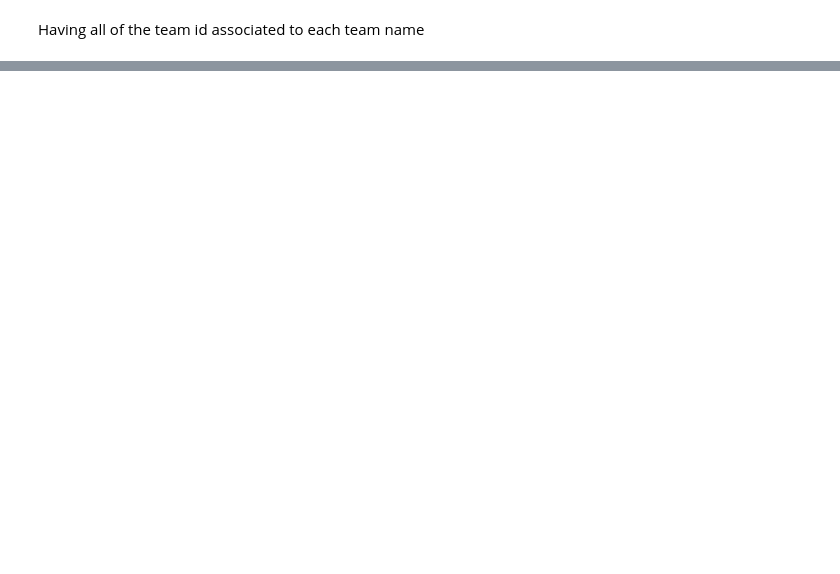
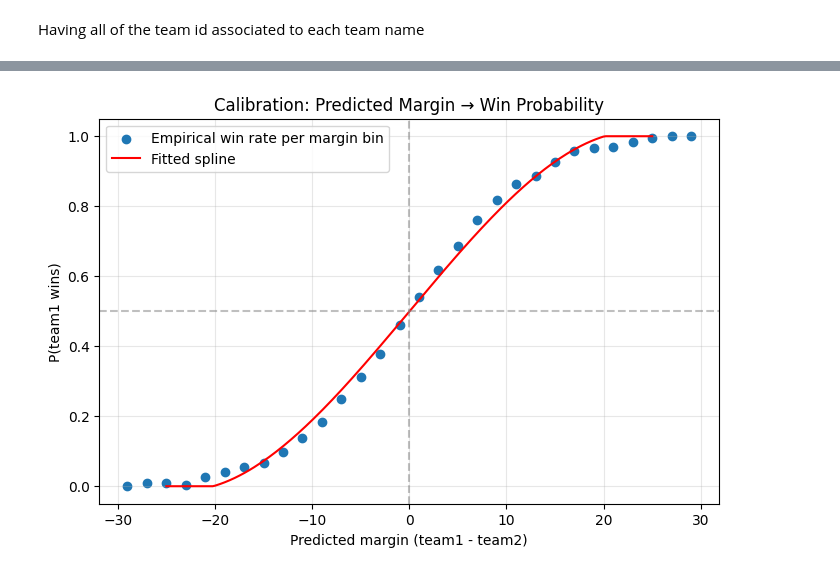
Before and after one commit to hurchey/NCAA-Basketball-Machine-Learning-Prediction, a Jupyter notebook: March_Madness_2023.ipynb, the cells around one changed output, grey strips where cells are left out. Saved outputs shown, nothing was run; the diff lists cells and outputs as text; code cells hidden in the pictures; blank space fills up the shorter version.

```diff
--- a/March_Madness_2023.ipynb
+++ b/March_Madness_2023.ipynb
@@ -306,0 +66,20 @@ Predicted top team for 2024: Auburn
+# %%
+# Coerce stat columns to numeric; drop any rows with non-numeric garbage.
+# On clean Kaggle data this drops 0 rows, but it's a good defensive step.
+
+numeric_cols = [
+    'Season', 'DayNum', 'WTeamID', 'WScore', 'LTeamID', 'LScore', 'NumOT',
+    'WFGM', 'WFGA', 'WFGM3', 'WFGA3', 'WFTM', 'WFTA',
+    'WOR', 'WDR', 'WAst', 'WTO', 'WStl', 'WBlk', 'WPF',
+    'LFGM', 'LFGA', 'LFGM3', 'LFGA3', 'LFTM', 'LFTA',
+    'LOR', 'LDR', 'LAst', 'LTO', 'LStl', 'LBlk', 'LPF',
+]
+
+for name, df in [('regular_results', regular_results), ('tourney_results', tourney_results)]:
+    before = len(df)
+    for col in numeric_cols:
+        if col in df.columns:
+            df[col] = pd.to_numeric(df[col], errors='coerce')
+    df.dropna(subset=[c for c in numeric_cols if c in df.columns], inplace=True)
+    after = len(df)
+    print(f"{name}: {before - after} rows dropped ({100*(before-after)/before:.3f}%)")
@@ -306,0 +250,67 @@ Predicted top team for 2024: Auburn
+# %%
+# Train XGBoost on all regular-season games before the evaluation year,
+# fit a calibration spline, plot it, and evaluate on the 2022 NCAA Tournament.
+EVAL_SEASON = 2022
+
+train_games = game_data[game_data['Season'] < EVAL_SEASON]
+X_train, y_train = train_games[feature_cols], train_games['margin']
+
+xgb_model = xgb.XGBRegressor(
+    n_estimators=400, max_depth=4, learning_rate=0.05,
+    subsample=0.9, colsample_bytree=0.9, random_state=42, n_jobs=-1,
+)
+xgb_model.fit(X_train, y_train, verbose=False)
+print(f"Trained on {len(X_train):,} regular-season games (pre-{EVAL_SEASON})")
+print(f"Regular-season train MAE: {mean_absolute_error(y_train, xgb_model.predict(X_train)):.2f} pts")
+
+# Fit spline: predicted margin -> empirical win probability
+train_pred_margins = xgb_model.predict(X_train)
+train_actual_wins  = (train_games['margin'] > 0).astype(int).values
+
+bins = np.linspace(-30, 30, 31)
+centers = (bins[:-1] + bins[1:]) / 2
+rates = np.array([
+    train_actual_wins[(train_pred_margins >= bins[i]) & (train_pred_margins < bins[i+1])].mean()
+    if ((train_pred_margins >= bins[i]) & (train_pred_margins < bins[i+1])).sum() > 20 else np.nan
+    for i in range(len(bins)-1)
+])
+valid = ~np.isnan(rates)
+margin_to_prob = UnivariateSpline(centers[valid], rates[valid], s=0.5, k=3)
+
+# Plot the calibration curve — this matches the model actually used downstream
+fig, ax = plt.subplots(figsize=(8, 5))
+ax.scatter(centers[valid], rates[valid], label='Empirical win rate per margin bin')
+xs = np.linspace(-25, 25, 200)
+ax.plot(xs, np.clip(margin_to_prob(xs), 0, 1), 'r-', label='Fitted spline')
+ax.axhline(0.5, color='gray', ls='--', alpha=0.5)
+ax.axvline(0, color='gray', ls='--', alpha=0.5)
+ax.set_xlabel('Predicted margin (team1 - team2)')
+ax.set_ylabel('P(team1 wins)')
+ax.set_title('Calibration: Predicted Margin → Win Probability')
+ax.legend(); ax.grid(alpha=0.3)
+plt.show()
+
+# Clip to reflect empirical tournament upset rate
+PROB_FLOOR, PROB_CEIL = 0.20, 0.80
+
+def margin_to_winprob(m):
+    return float(np.clip(margin_to_prob(m), PROB_FLOOR, PROB_CEIL))
+
+# Evaluate on 2022 tournament
+tourney_eval = tourney_results[tourney_results['Season'] == EVAL_SEASON].copy()
+tourney_games = build_game_dataset(tourney_eval, team_season_stats)
+
+pred_margins = xgb_model.predict(tourney_games[feature_cols])
+pred_probs   = np.array([margin_to_winprob(m) for m in pred_margins])
+actual_wins  = (tourney_games['margin'] > 0).astype(int).values
+
+brier    = brier_score_loss(actual_wins, pred_probs)
+accuracy = ((pred_probs > 0.5) == actual_wins).mean()
+brier_50 = brier_score_loss(actual_wins, np.full_like(pred_probs, 0.5))
+
+print(f"\n{EVAL_SEASON} NCAA Tournament — single-year evaluation ({len(tourney_games)} games):")
+print(f"  Brier score (model):      {brier:.4f}")
+print(f"  Brier score (50/50):      {brier_50:.4f}")
+print(f"  Accuracy:                 {accuracy:.1%}")
+print(f"  Tournament margin MAE:    {mean_absolute_error(tourney_games['margin'], pred_margins):.2f} pts")
+# %% [output]
@@ -306,0 +319 @@ Predicted top team for 2024: Auburn
+[figure, added]
```
Also changed, not shown: parts of 38 cells of this notebook.
